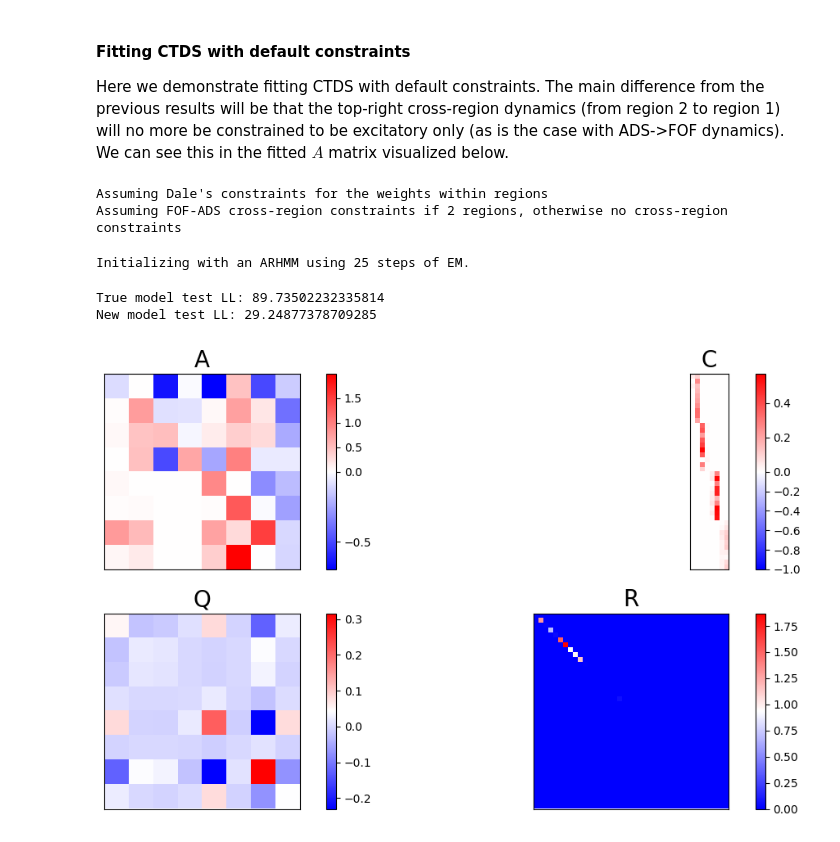
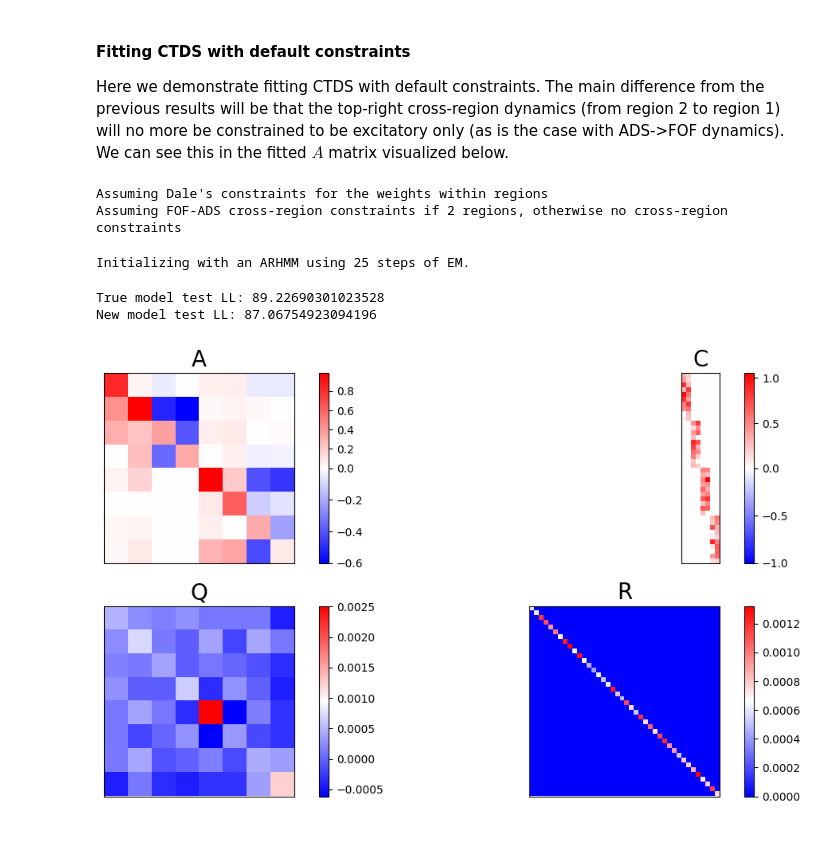
Before and after one commit to 97aditi/Cell_type_dynamical_system, a Jupyter notebook: fit_ctds_on_simulated_data.ipynb, the cells around one changed output. Cells and saved outputs as stored; diff of their text form; code cells hidden in the pictures.

Commit message:
added parameter transformations

```diff
--- a/fit_ctds_on_simulated_data.ipynb
+++ b/fit_ctds_on_simulated_data.ipynb
@@ -24,7 +27,7 @@ num_neurons_per_region_per_cell_type = num_neurons_per_region // 2 # number of n
 
 num_latent_per_cell_type = 2 # assuming same number of latents per cell type
 
-list_of_dimensions = np.array([[num_latent_per_cell_type, num_latent_per_cell_type], [num_latent_per_cell_type, num_latent_per_cell_type]], dtype=int) # this should be of size num_regions x num_cell_types containing the number of latents for each cell type in each region
+list_of_dimensions = np.ones((num_regions, 2), dtype=int)*num_latent_per_cell_type # this should be of size num_regions x num_cell_types containing the number of latents for each cell type in each region
 # %% [markdown]
 ##### Set the model parameters
 
@@ -104,7 +107,7 @@ Assuming FOF-ADS cross-region constraints if 2 regions, otherwise no cross-regio
 # generate data from model
 # now let's simulate data from this model
 T = 100
-num_trials = 10
+num_trials = 50
 datas = []
 for i in range(num_trials):
     true_states, data = ctds.sample(T, prefix=None)
@@ -205,30 +211,33 @@ Here we demonstrate fitting CTDS with default constraints. The main difference f
 # %%
 # we could also fit a model with default constraints from the paper, that assumes excitatory connections only from FOF to ADS and no constraints on projections from ADS to FOF
 
 new_ctds = ssm.LDS(N=num_regions*num_neurons_per_region, D=num_total_latents, M=0, dynamics="gaussian_ctds", emissions="gaussian_ctds", emission_kwargs=dict(cell_identity=cell_type_identity, region_identity=region_identity, list_of_dimensions=list_of_dimensions), dynamics_kwargs=dict(list_of_dimensions=list_of_dimensions))
 
 # fit this model to generated data
 lls,_ = new_ctds.fit(train_datas, method="laplace_em",
-                                     num_iters = 100, initialize=True) # this uses the SSM initialization scheme and fits for 20 iterations
+                                     num_iters = 100, initialize=True) # this uses the SSM initialization scheme and fits for 100 iterations
 
 # compute the log likelihood of the test data
 test_log_likelihood = new_ctds.log_likelihood(test_datas)
 
 print(f"True model test LL: {true_model_ll}")
 print(f"New model test LL: {test_log_likelihood}")
 
-# plot parameters
-model_params = {}
-model_params['A'] = new_ctds.dynamics.As[0]
-model_params['C'] = new_ctds.emissions.Cs[0]
-model_params['Q'] = new_ctds.dynamics.Sigmas[0]
-model_params['R'] = new_ctds.emissions.inv_etas[0]
+# plot learned parameters
+A_rec = new_ctds.dynamics.As[0]
+C_rec = new_ctds.emissions.Cs[0]
+Q_rec = new_ctds.dynamics.Sigmas[0]
+R_rec = new_ctds.emissions.inv_etas[0]
 
-plot_and_save_parameters(model_params['A'], model_params['C'], model_params['Q'], model_params['R'], None)
+# there are non-identifiabilities in the model in terms of latents permuting and scaling of latent / emission spaces, so we need to deal with these
+C_rec, A_rec, Q_rec = transform_true_rec(C, C_rec, A_rec, Q_rec, list_of_dimensions, region_identity=region_identity)
+
+
+plot_and_save_parameters(A_rec, C_rec, Q_rec, R_rec, None)
 # %% [output]
 Assuming Dale's constraints for the weights within regions
 Assuming FOF-ADS cross-region constraints if 2 regions, otherwise no cross-region constraints
 Initializing with an ARHMM using 25 steps of EM.
-True model test LL: 89.73502232335814
-New model test LL: 29.24877378709285
+True model test LL: 89.22690301023528
+New model test LL: 87.06754923094196
-[figure, old version]
+[figure, new version]
```
Also changed, not shown: parts of 9 cells of this notebook.
